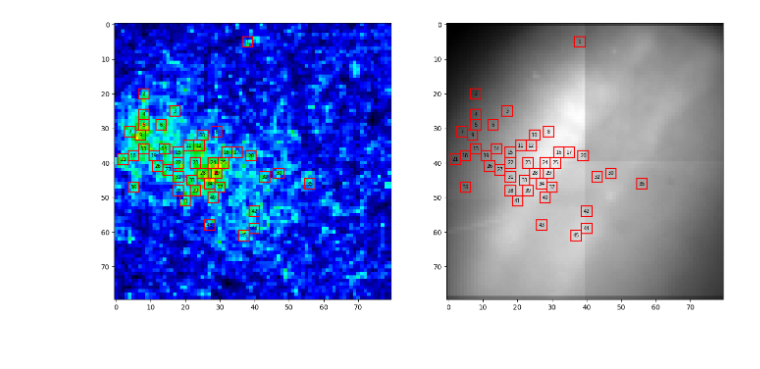
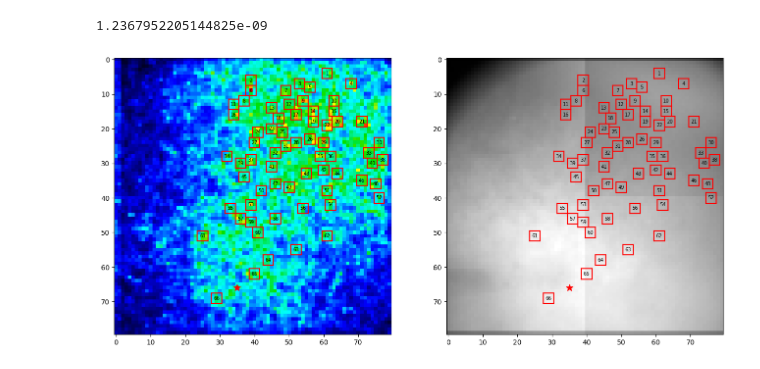
Before and after one commit to TianchengXu0420/ZDA_Adventure, a Jupyter notebook: 3x3Area_4.ipynb, the cells around one changed output. Cells and saved outputs as stored; diff of their text form; code cells hidden in the pictures.

```diff
--- a/3x3Area_4.ipynb
+++ b/3x3Area_4.ipynb
@@ -12,7 +12,7 @@ from scipy.spatial.distance import cdist
 from scipy.signal import detrend
 # %%
 # Load the Data's directory.
-datadir = 'C:/Users/txu245/Desktop/06_01_07.zda'
+datadir = 'C:/Users/txu245/Desktop/25-11-12/04_01_04.zda'
 
 # Load the Tool Packages.
 dataLoader = DataLoader(datadir)
@@ -21,11 +21,11 @@ maps = Maps()
 identify = Identify()
 # %%
 # Parameters setting up.
-timeline = np.linspace(0, 299.5, 600)
-stimulus = 100
-basePt = 94
+timeline = np.linspace(0, 499.5, 1000)
+stimulus = 200
+basePt = 194
 skipPt = 50
-startPt = 94
+startPt = 194
 numPt = 50
 
 # Data Preprocessing.
@@ -49,6 +49,18 @@ bad = np.where(rli==0)
 for coor in bad:
     rli[coor] = 0
 rli = rli.reshape(80, 80)
+# %%
+where = np.where(snr_map >= np.percentile(snr_map, 90))
+where = np.transpose(where)
+
+for i, coor in enumerate(where):
+    if i == 0:
+        laten = maps.Max_Amp_Latency(Trace=Data_ave[coor[0], coor[1]], startPt=startPt, numPt=numPt, stimulus=stimulus)
+        evoke = np.array([coor[0], coor[1]])
+    else:
+        if maps.Max_Amp_Latency(Trace=Data_ave[coor[0], coor[1]], startPt=startPt, numPt=numPt, stimulus=stimulus) <= laten:
+            laten = maps.Max_Amp_Latency(Trace=Data_ave[coor[0], coor[1]], startPt=startPt, numPt=numPt, stimulus=stimulus)
+            evoke = np.array([coor[0], coor[1]])
 # %%
 plt.subplots(1, 2, figsize=(16, 8))
 
@@ -66,3 +80,21 @@ plt.show()
 candidates = identify.candidates(Data_ave=Data_ave, cutoff=95, startPt=startPt, numPt=numPt)
 candidates = identify.select_non_overlap(candidates=candidates, snr_map=snr_map)
 candidates = sorted(candidates, key=lambda x: (x[0], x[1]))
+# %%
+index = np.array([[x[0], x[1]] for x in candidates])
+locate = []
+Amp = []
+
+for i, coor in enumerate(index):
+    value = np.sqrt((coor[0] - evoke[0])**2 + (coor[1] - evoke[1])**2) * 6
+    if value <= 50:
+        continue
+    else:
+        locate.append(value)
+        Amp.append(np.max(Data_ave[coor[0], coor[1], startPt:(startPt+numPt)]))
+
+locate = np.array(locate)
+Amp = np.array(Amp)
+
+plt.scatter(locate, Amp)
+plt.show()
@@ -69,3 +103,8 @@ candidates = sorted(candidates, key=lambda x: (x[0], x[1]))
+# %%
+_, _, _, pvalue, _ = linregress(locate, Amp)
+print(pvalue)
+# %% [output]
+1.2367952205144825e-09
 # %%
 color = 'red'
 linewidth = 1.5
@@ -74,6 +113,7 @@ index = np.array([[x[0], x[1]] for x in candidates])
 plt.subplots(1, 2, figsize=(16,8))
 ax1 = plt.subplot(1, 2, 1)
 ax1.imshow(snr_map / np.max(snr_map), vmin=0, vmax=1, cmap=maps.colorbar())
+ax1.scatter(evoke[1], evoke[0], color='red', s=100, marker='*')
 
 for i, coor in enumerate(index):
 
@@ -105,38 +145,39 @@ for i, coor in enumerate(index):
 
 ax2 = plt.subplot(1, 2, 2)
 ax2.imshow(rli, cmap='gray')
+ax2.scatter(evoke[1], evoke[0], color='red', s=100, marker='*')
 
 for i, coor in enumerate(index):
 
     #  Coordinates for columns and rows.
     c = coor[0]
     r = coor[1]
 
     # Pixel boundaries.
     left   = c - 1.5
     right  = c + 1.5
     top    = r - 1.5
     bottom = r + 1.5
     '''
     if i == 24 or i == 92 or i==38:
         color = 'yellow'
         linewidth = 4.5
     '''
     # Draw square contour.
     ax2.plot([top, top], [left, right], color=color, linewidth=linewidth)
     ax2.plot([bottom, bottom], [left, right], color=color, linewidth=linewidth)
     ax2.plot([top, bottom], [left, left], color=color, linewidth=linewidth)
     ax2.plot([top, bottom], [right, right], color=color, linewidth=linewidth)
 
     # Label index.
     ax2.annotate(str(i+1), xy=(r, c), ha='center', va='center', fontsize=7, color='black')
 
     color = 'red'
     linewidth = 1.5
 
 plt.show()
 # %% [output]
-[figure, old version]
+[figure, new version]
 # %%
 num = len(index)
 trial = Data.shape[0]
```
Also changed, not shown: parts of 10 cells of this notebook.
